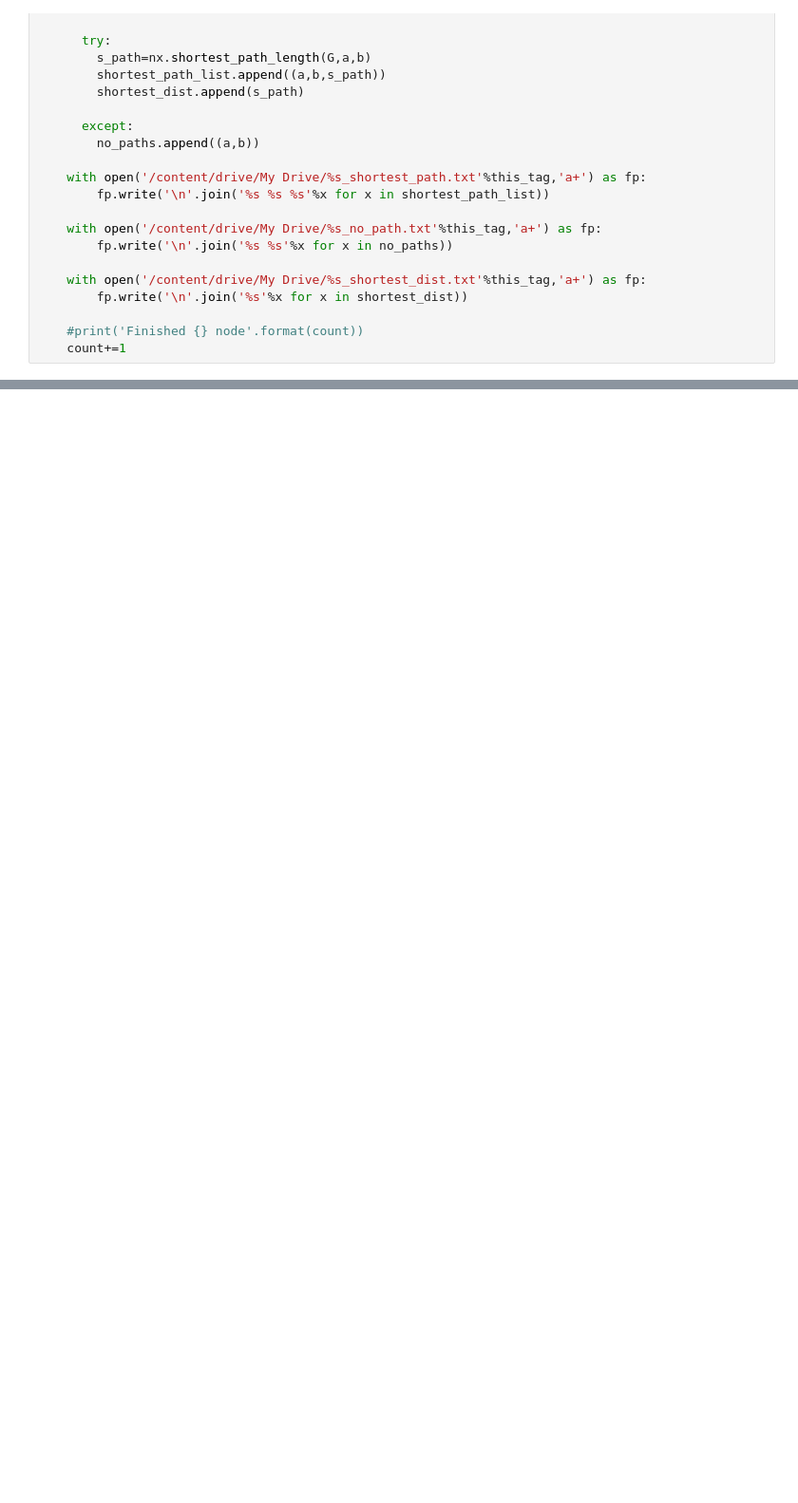
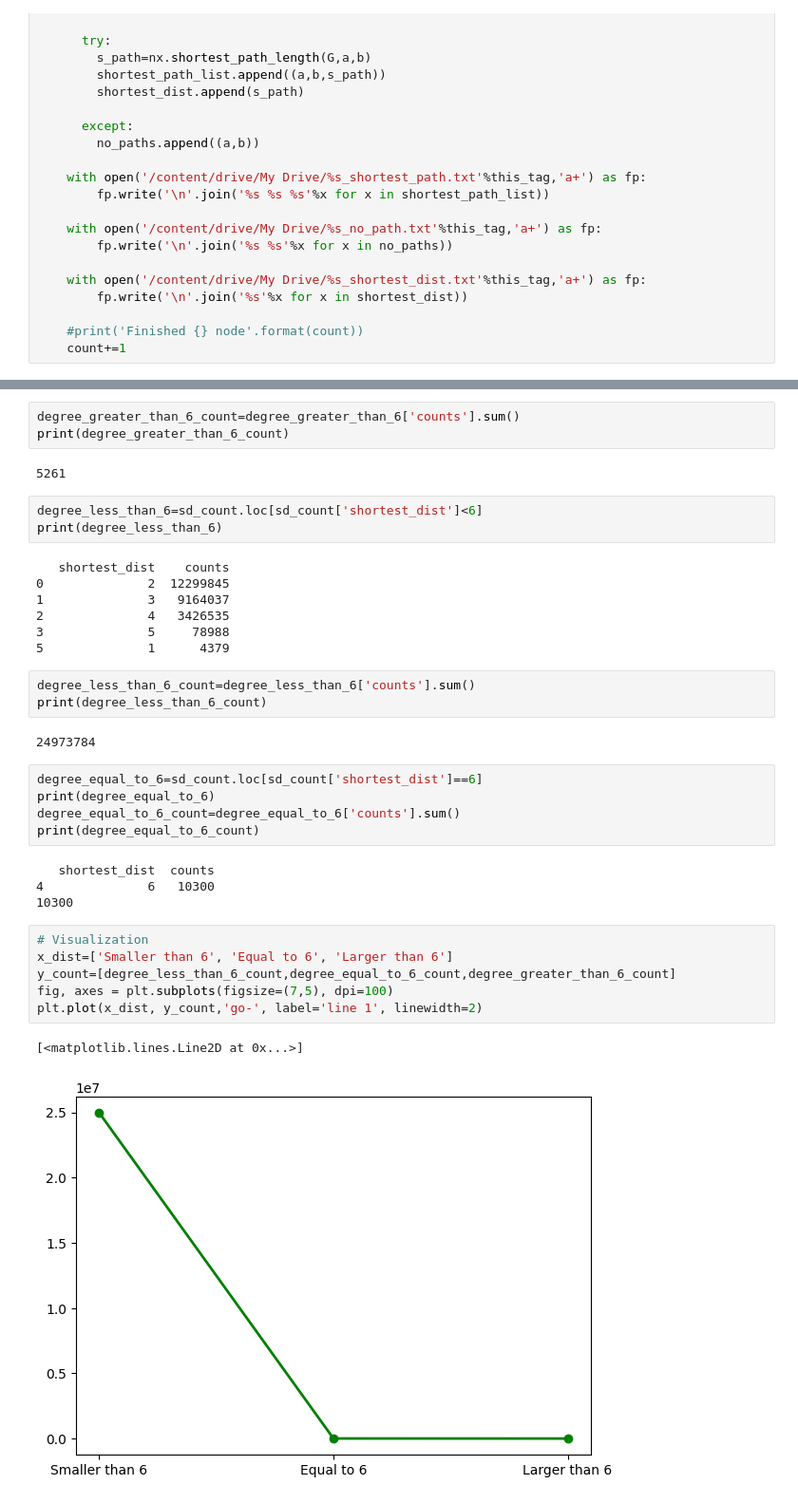
Before and after one commit to happygirlzt/six-degrees-of-separation-in-twitter, a Jupyter notebook: network_project.ipynb, the cells around one changed output, grey strips where cells are left out. Shown at 95% size. Drawn from its saved outputs; the diff is of its cells as text; blank space fills up the shorter version.

```diff
--- a/network_project.ipynb
+++ b/network_project.ipynb
@@ -392,0 +399,38 @@ Name: dist, dtype: int64
+# %%
+degree_greater_than_6_count=degree_greater_than_6['counts'].sum()
+print(degree_greater_than_6_count)
+# %% [output]
+5261
+# %%
+degree_less_than_6=sd_count.loc[sd_count['shortest_dist']<6]
+print(degree_less_than_6)
+# %% [output]
+   shortest_dist    counts
+0              2  12299845
+1              3   9164037
+2              4   3426535
+3              5     78988
+5              1      4379
+# %%
+degree_less_than_6_count=degree_less_than_6['counts'].sum()
+print(degree_less_than_6_count)
+# %% [output]
+24973784
+# %%
+degree_equal_to_6=sd_count.loc[sd_count['shortest_dist']==6]
+print(degree_equal_to_6)
+degree_equal_to_6_count=degree_equal_to_6['counts'].sum()
+print(degree_equal_to_6_count)
+# %% [output]
+   shortest_dist  counts
+4              6   10300
+10300
+# %%
+# Visualization
+x_dist=['Smaller than 6', 'Equal to 6', 'Larger than 6']
+y_count=[degree_less_than_6_count,degree_equal_to_6_count,degree_greater_than_6_count]
+fig, axes = plt.subplots(figsize=(7,5), dpi=100)
+plt.plot(x_dist, y_count,'go-', label='line 1', linewidth=2)
+# %% [output]
+[<matplotlib.lines.Line2D at 0x...>]
+[figure, added]
```
Also changed, not shown: parts of 32 cells of this notebook, 24 other files.
